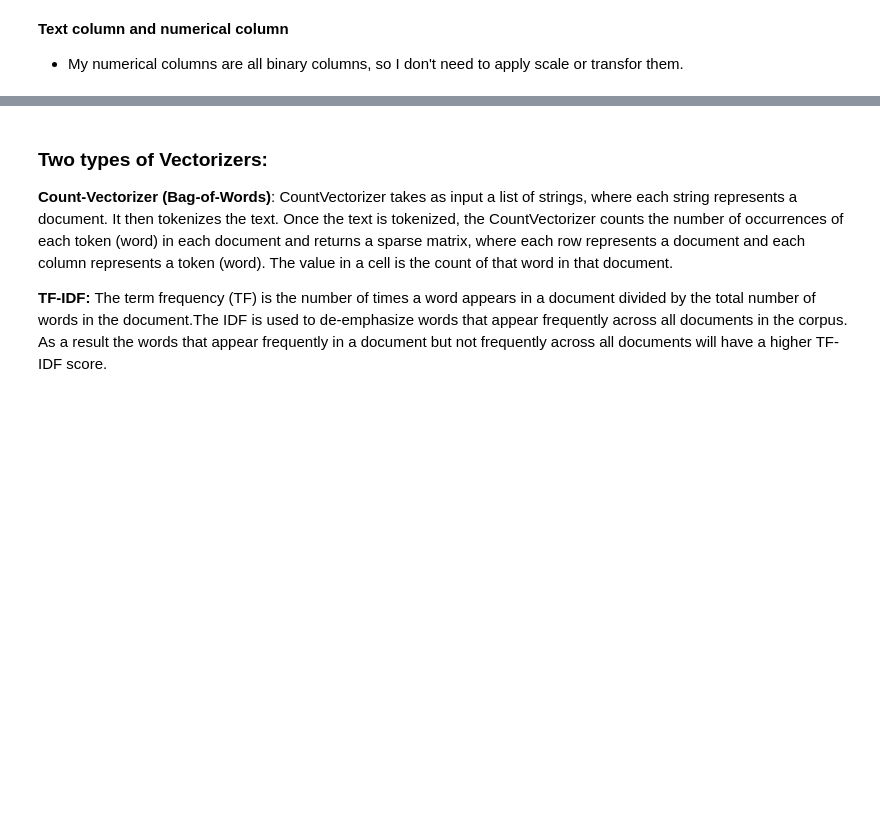
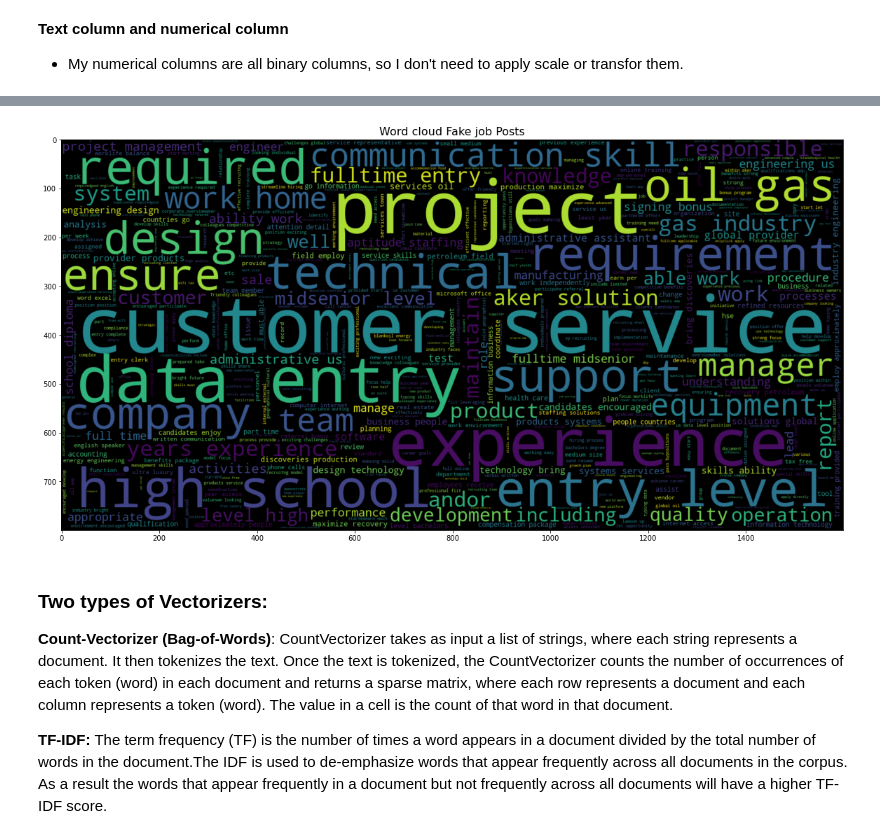
Before and after one commit to polly1110/Fake-Job-Detection, a Jupyter notebook: Modeling-v4.ipynb, the cells around one changed output, grey strips where cells are left out. Saved outputs shown, nothing was run; the diff lists cells and outputs as text; code cells hidden in the pictures; blank space fills up the shorter version.

```diff
--- a/Modeling-v4.ipynb
+++ b/Modeling-v4.ipynb
@@ -284,3 +275,12 @@ plt.imshow(wc , interpolation = 'bilinear')
+# %%
+# WordCloud for Fake jobs
+plt.figure(figsize = (20,20)) # Text that is not fraudulent(0)
+wc = WordCloud(width = 1600 , height = 800 , max_words = 500).generate(" ".join(wordcloud_df[wordcloud_df.fraudulent == 1].text))
+plt.imshow(wc , interpolation = 'bilinear')
+plt.title('Word cloud Fake job Posts',fontsize=16)
+plt.show()
+# %% [output]
+[figure, added]
 # %% [markdown]
 ### Two types of Vectorizers:
 
```
Also changed, not shown: parts of 79 cells of this notebook.
